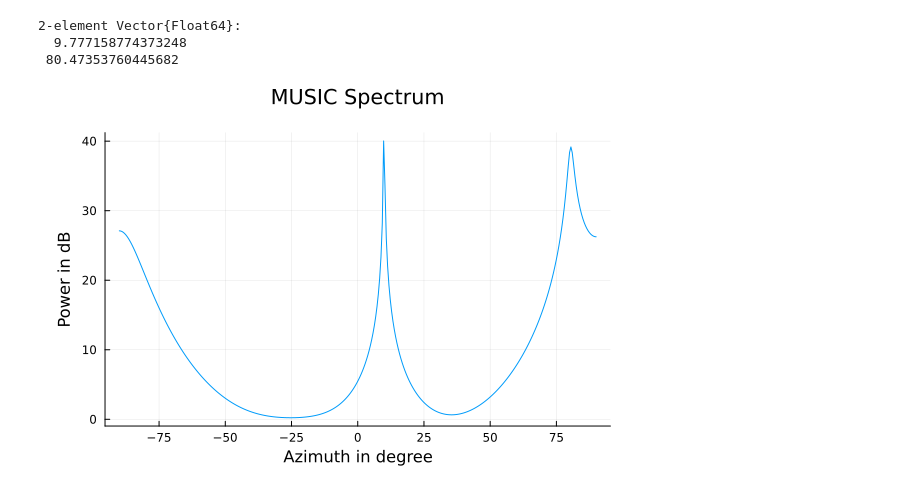
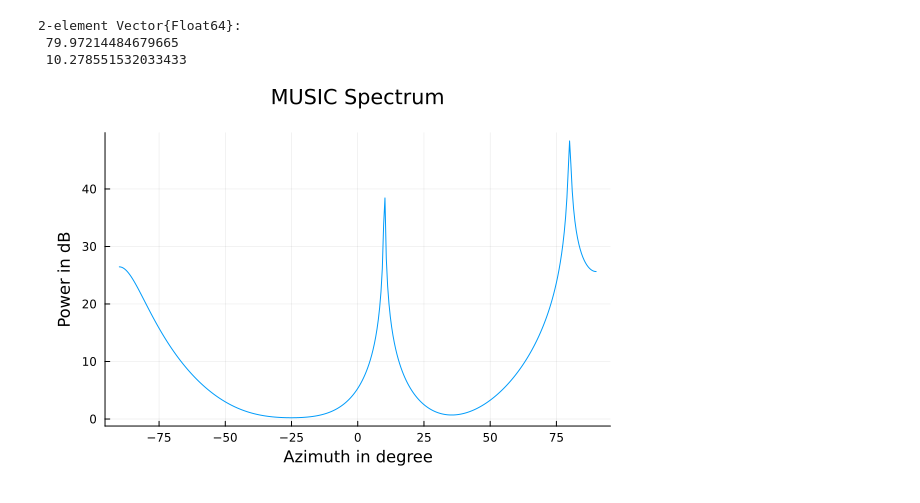
Before and after one commit to Matt266/ArraySignalProcessing.jl, a Jupyter notebook: examples/MUSIC.ipynb, the cells around one changed output. Saved outputs shown, nothing was run; the diff lists cells and outputs as text; code cells hidden in the pictures.

Commit message:
removed outdated comment in ESPRIT example, rerun OMP example, changed MUSIC example to use unconditional_signals with CUDA

```diff
--- a/examples/MUSIC.ipynb
+++ b/examples/MUSIC.ipynb
@@ -36,18 +36,22 @@ ylabel!("Power in dB")
 # %%
 using  CUDA
 pa = IsotropicArray(cu([0 0 0 0;
                     -1.5 -0.5 0.5 1.5]))
+
+X = unconditional_signals(pa, Rss, N, SNR, cu(Θ), fc)
+Rxx = cu(Hermitian(Array(X*X'/N)))
+
 P = music(pa, cu(Rxx), d, cu(deg2rad.(ϕaxis)), fc)
 display(find_doas(ϕaxis, Array(P), d))
 
 using Plots
 import Measures
 p1 = plot(ϕaxis, Array(10*log10.(P)))
 plot!(title="MUSIC Spectrum", legend = false, margin=5*Measures.mm)
 xlabel!("Azimuth in degree")
 ylabel!("Power in dB")
 # %% [output]
 2-element Vector{Float64}:
-  9.777158774373248
- 80.47353760445682
+ 79.97214484679665
+ 10.278551532033433
-[figure, old version]
+[figure, new version]
```
Also changed, not shown: parts of 1 cell of this notebook, 2 other files.
